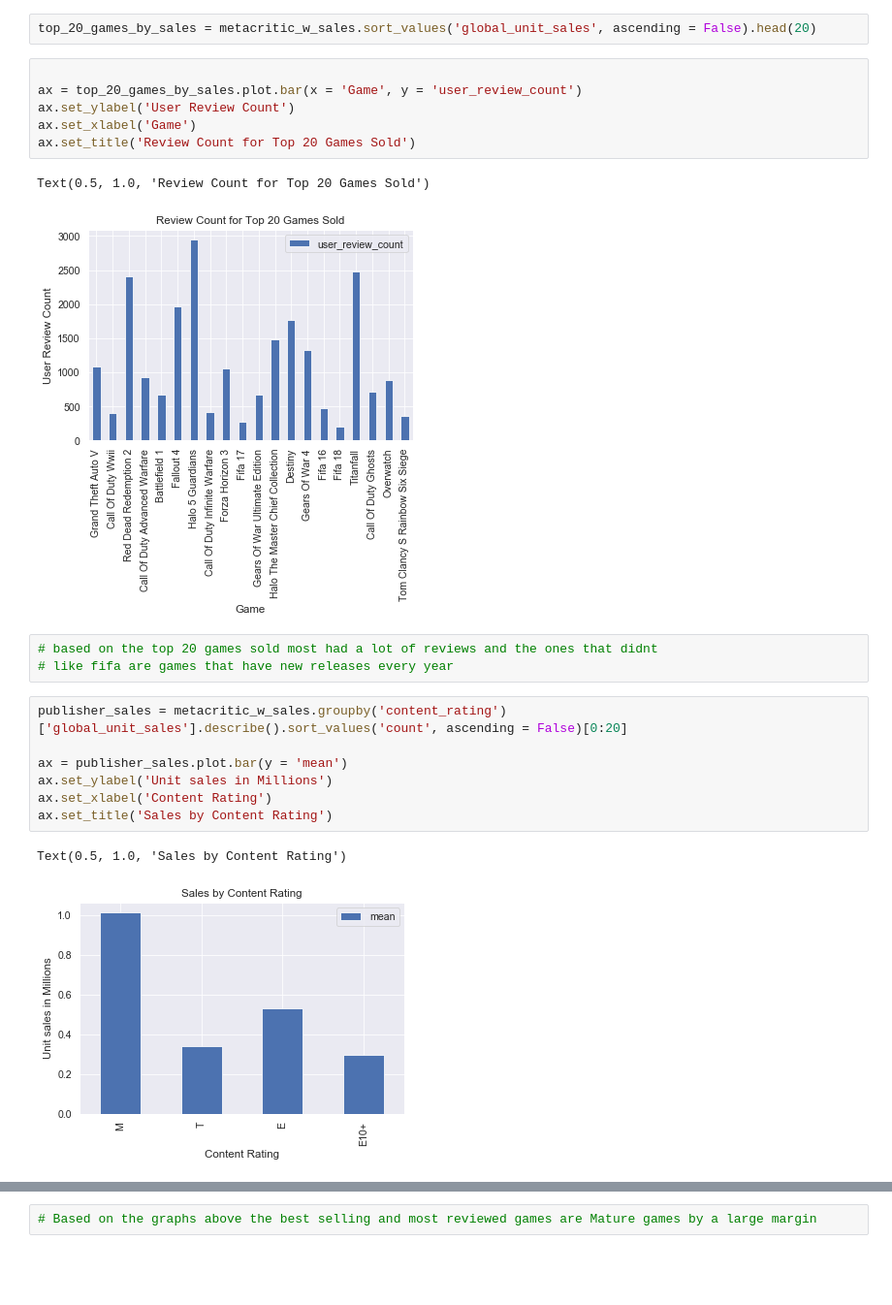
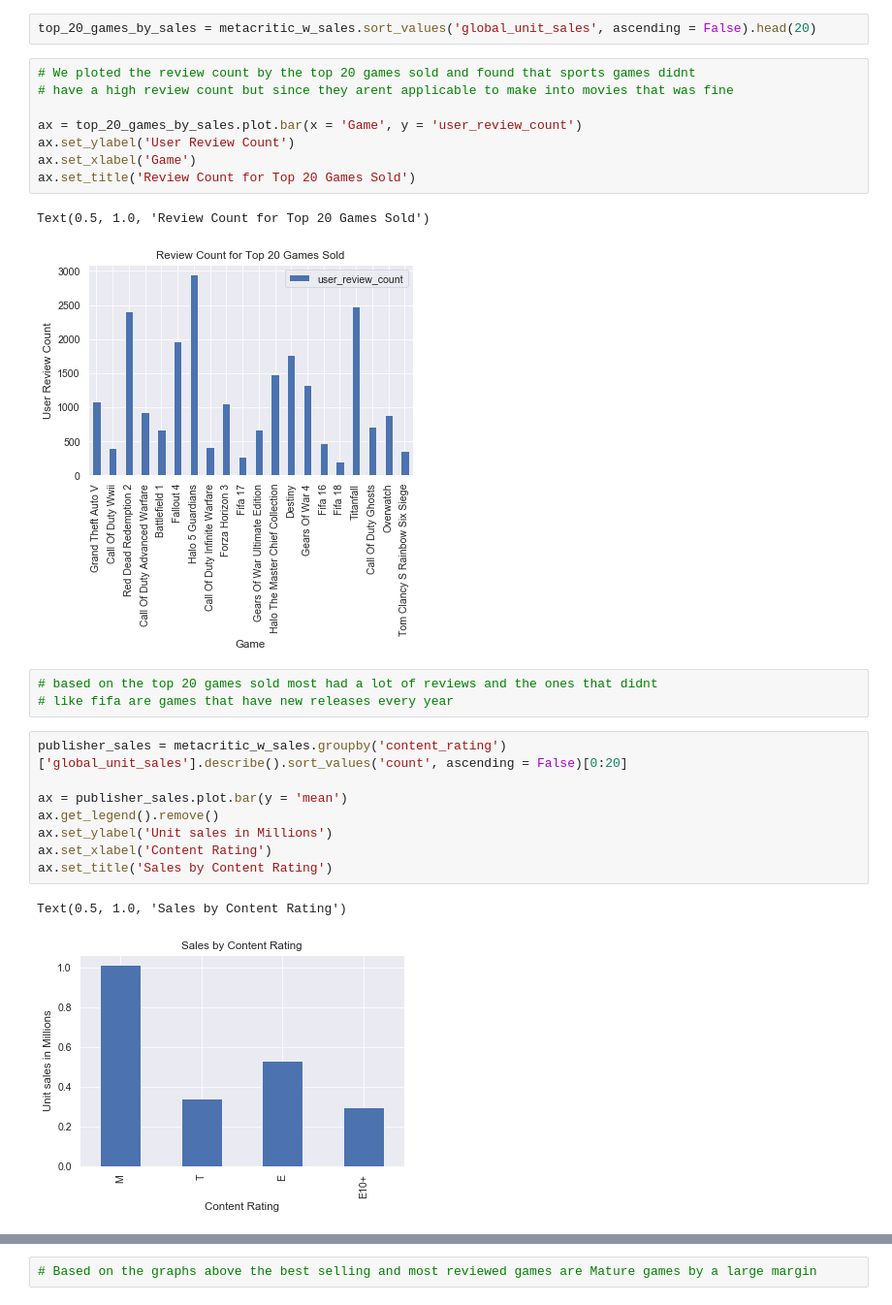
Before and after one commit to Ahila700/movie-project, a Jupyter notebook: Exploratory_Data_Analysis.ipynb, the cells around one changed output, grey strips where cells are left out. Shown: that part at 97% size. Drawn from its saved outputs; the diff is of its cells as text; blank space fills up the shorter version.

```diff
--- a/Exploratory_Data_Analysis.ipynb
+++ b/Exploratory_Data_Analysis.ipynb
@@ -187,6 +174,8 @@ gamespot_w_sales[['global_unit_sales', 'score']].corr()
 # %%
 top_20_games_by_sales = metacritic_w_sales.sort_values('global_unit_sales', ascending = False).head(20)
 # %%
+# We ploted the review count by the top 20 games sold and found that sports games didnt
+# have a high review count but since they arent applicable to make into movies that was fine
 
 ax = top_20_games_by_sales.plot.bar(x = 'Game', y = 'user_review_count')
 ax.set_ylabel('User Review Count')
@@ -201,13 +190,14 @@ Text(0.5, 1.0, 'Review Count for Top 20 Games Sold')
 # %%
 publisher_sales = metacritic_w_sales.groupby('content_rating')['global_unit_sales'].describe().sort_values('count', ascending = False)[0:20]
 
 ax = publisher_sales.plot.bar(y = 'mean')
+ax.get_legend().remove()
 ax.set_ylabel('Unit sales in Millions')
 ax.set_xlabel('Content Rating')
 ax.set_title('Sales by Content Rating')
 # %% [output]
 Text(0.5, 1.0, 'Sales by Content Rating')
-[figure, old version]
+[figure, new version]
 # %%
 publisher_sales = metacritic_w_sales.groupby('content_rating')['user_review_count'].describe().sort_values('count', ascending = False)[0:20]
 
```
Also changed, not shown: parts of 18 cells of this notebook, 19 other files.
